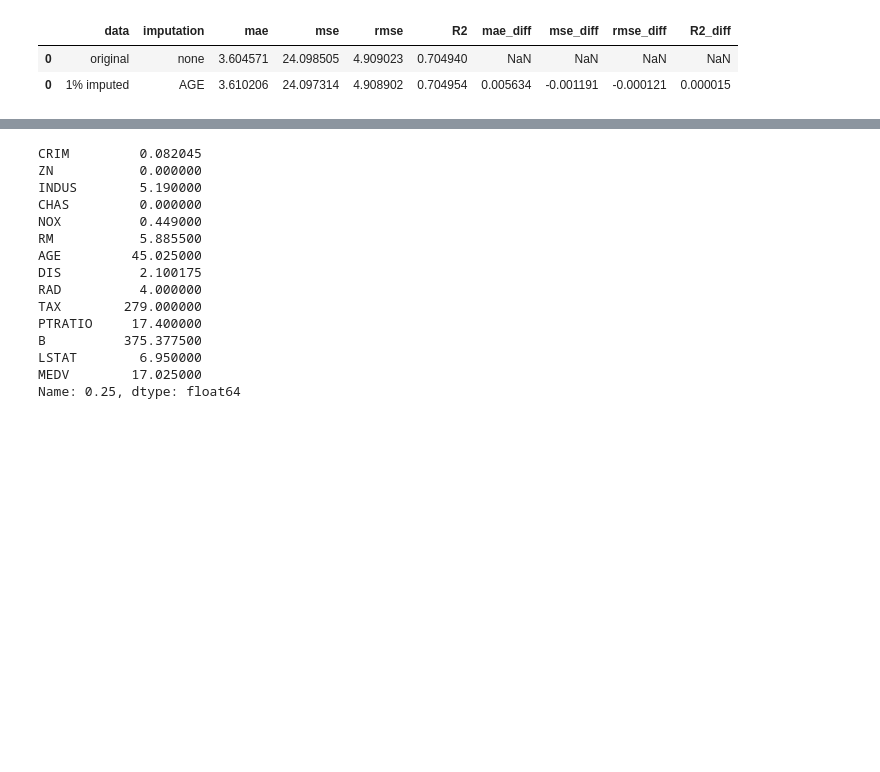
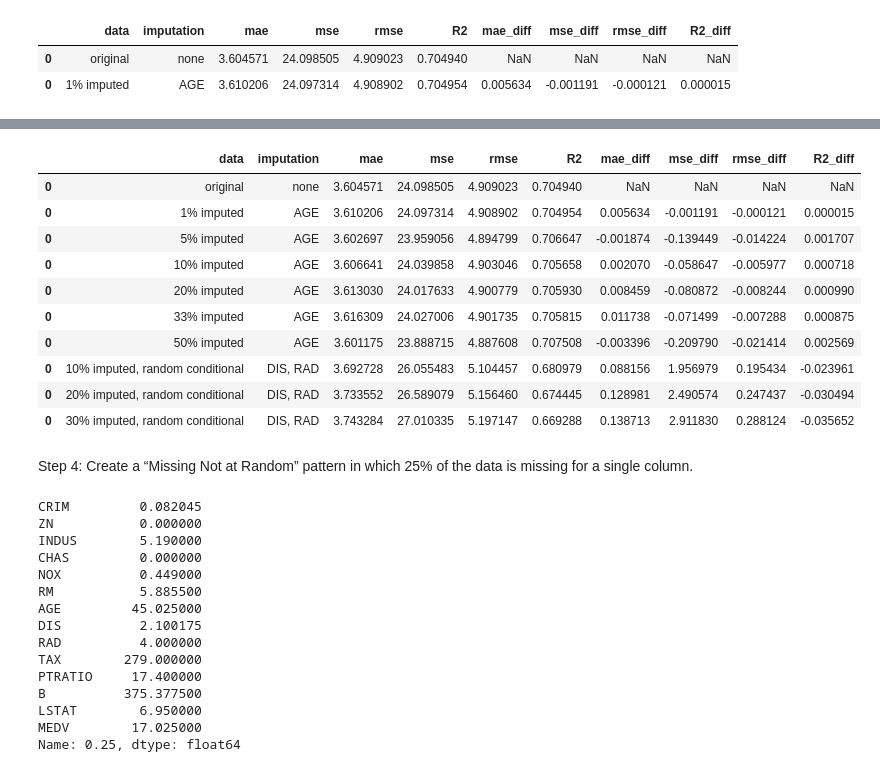
Before and after one commit to mjwolfe91/QTW-CaseStudy5, a Jupyter notebook: MissingDataCaseStudy.ipynb, the cells around one changed output, grey strips where cells are left out. Drawn from its saved outputs; the diff is of its cells as text; code cells hidden in the pictures; blank space fills up the shorter version.

Commit message:
Completed Step 3

```diff
--- a/MissingDataCaseStudy.ipynb
+++ b/MissingDataCaseStudy.ipynb
@@ -482,10 +482,12 @@ Take two columns and create data “Missing at Random” when controlled for a t
 # %%
-in_sample = bos.sample(frac=0.1, random_state=99)
+sample_rule = bos[bos['TAX']>300]
+in_sample = sample_rule.sample(n=round(len(bos)*0.1), random_state=99)
 out_sample = bos[~bos.isin(in_sample)].dropna()
-in_sample['DIS'] = in_sample['DIS'].apply(lambda x: np.nan if in_sample.loc[in_sample['TAX'] > 300] else x)
-in_sample['RAD'] = in_sample['RAD'].apply(lambda x: np.nan if in_sample.loc[in_sample['TAX'] > 300] else x)
+
+in_sample['DIS'] = np.nan
+in_sample['RAD'] = np.nan
 in_sample['DIS'] = in_sample['DIS'].fillna(out_sample['DIS'].median())
-in_sample['RAD'] = in_sample['RAD'].fillna(out_sample['DIS'].median())
+in_sample['RAD'] = in_sample['RAD'].fillna(out_sample['RAD'].median())
 imputed_data = pd.concat([in_sample, out_sample])
 imputed_data = imputed_data.sort_index()
 
@@ -532,0 +627,52 @@ ValueError: The truth value of a DataFrame is ambiguous. Use a.empty, a.bool(),
+# %%
+sample_rule = bos[bos['TAX']>300]
+in_sample = sample_rule.sample(n=round(len(bos)*0.3), random_state=99)
+out_sample = bos[~bos.isin(in_sample)].dropna()
+
+in_sample['DIS'] = np.nan
+in_sample['RAD'] = np.nan
+in_sample['DIS'] = in_sample['DIS'].fillna(out_sample['DIS'].median())
+in_sample['RAD'] = in_sample['RAD'].fillna(out_sample['RAD'].median())
+imputed_data = pd.concat([in_sample, out_sample])
+imputed_data = imputed_data.sort_index()
+
+train_set = imputed_data.iloc[train_index]
+test_set = imputed_data.iloc[test_index]
+
+X_train = train_set.iloc[:, :-1].values
+Y_train = train_set.iloc[:, -1].values
+X_test = test_set.iloc[:, :-1].values
+Y_test = test_set.iloc[:, -1].values
+
+reg2 = LinearRegression().fit(X_train, Y_train)
+print(reg2.score(X_train, Y_train))
+print(reg2.coef_)
+print(reg2.intercept_)
+print(reg2.get_params())
+
+Y_pred = reg2.predict(X_test)
+
+mae = mean_absolute_error(Y_test,Y_pred)
+mse = mean_squared_error(Y_test,Y_pred)
+rmse_val = rmse(Y_test,Y_pred)
+r2 = r2_score(Y_test,Y_pred)
+print("MAE: %.3f"%mae)
+print("MSE:  %.3f"%mse)
+print("RMSE:  %.3f"%rmse_val)
+print("R2:  %.3f"%r2)
+
+temp_frame = pd.DataFrame({'data':'30% imputed, random conditional',
+                   'imputation':'DIS, RAD',
+                   'mae': mae,
+                   'mse': mse,
+                   'rmse':rmse_val,
+                   'R2':r2,
+                   'mae_diff':mae-orig_mae,
+                   'mse_diff':mse-orig_mse,
+                   'rmse_diff':rmse_val-orig_rmse_val,
+                   'R2_diff':r2-orig_r2
+                   }, index=[0])
+
+res_frame = pd.concat([res_frame, temp_frame])
+res_frame
+# %% [output]
@@ -533,3 +690,16 @@ ValueError: The truth value of a DataFrame is ambiguous. Use a.empty, a.bool(),
+|  | data | imputation | mae | mse | rmse | R2 | mae_diff | mse_diff | rmse_diff | R2_diff |
+| 0 | original | none | 3.604571 | 24.098505 | 4.909023 | 0.704940 | NaN | NaN | NaN | NaN |
+| 0 | 1% imputed | AGE | 3.610206 | 24.097314 | 4.908902 | 0.704954 | 0.005634 | -0.001191 | -0.000121 | 0.000015 |
+| 0 | 5% imputed | AGE | 3.602697 | 23.959056 | 4.894799 | 0.706647 | -0.001874 | -0.139449 | -0.014224 | 0.001707 |
+| 0 | 10% imputed | AGE | 3.606641 | 24.039858 | 4.903046 | 0.705658 | 0.002070 | -0.058647 | -0.005977 | 0.000718 |
+| 0 | 20% imputed | AGE | 3.613030 | 24.017633 | 4.900779 | 0.705930 | 0.008459 | -0.080872 | -0.008244 | 0.000990 |
+| 0 | 33% imputed | AGE | 3.616309 | 24.027006 | 4.901735 | 0.705815 | 0.011738 | -0.071499 | -0.007288 | 0.000875 |
+| 0 | 50% imputed | AGE | 3.601175 | 23.888715 | 4.887608 | 0.707508 | -0.003396 | -0.209790 | -0.021414 | 0.002569 |
+| 0 | 10% imputed, random conditional | DIS, RAD | 3.692728 | 26.055483 | 5.104457 | 0.680979 | 0.088156 | 1.956979 | 0.195434 | -0.023961 |
+| 0 | 20% imputed, random conditional | DIS, RAD | 3.733552 | 26.589079 | 5.156460 | 0.674445 | 0.128981 | 2.490574 | 0.247437 | -0.030494 |
+| 0 | 30% imputed, random conditional | DIS, RAD | 3.743284 | 27.010335 | 5.197147 | 0.669288 | 0.138713 | 2.911830 | 0.288124 | -0.035652 |
+# %% [markdown]
+Step 4:  Create a “Missing Not at Random” pattern in which 25% of the data is missing for a single column.
 # %%
 bos.quantile(.25)
 # %% [output]
```
Also changed, not shown: parts of 14 cells of this notebook.
